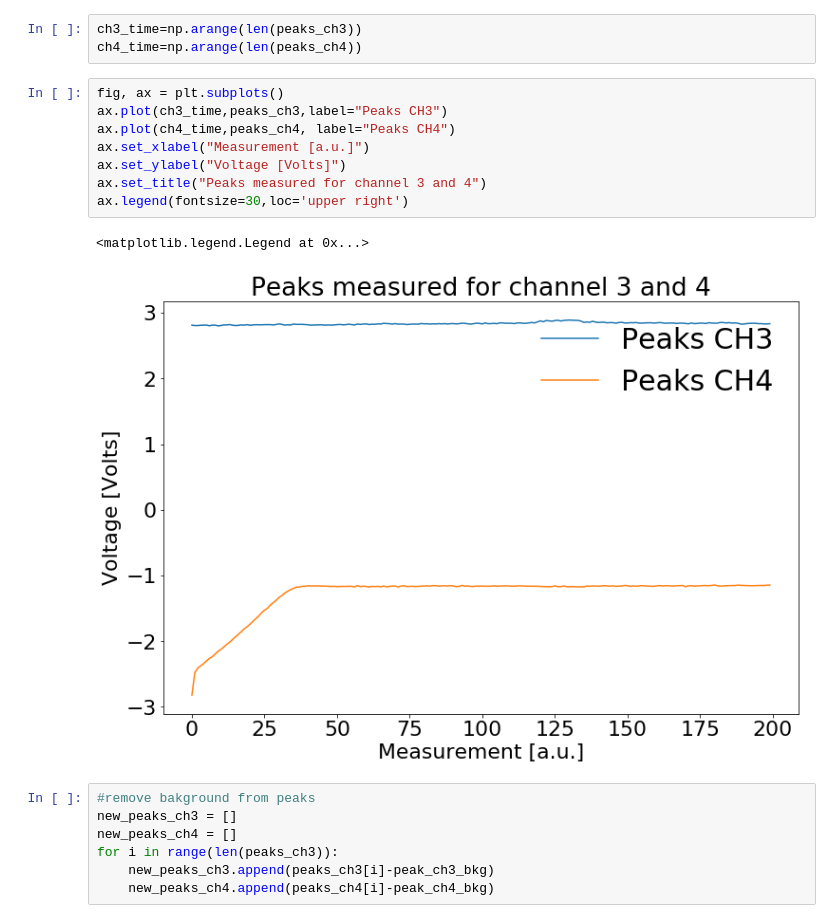
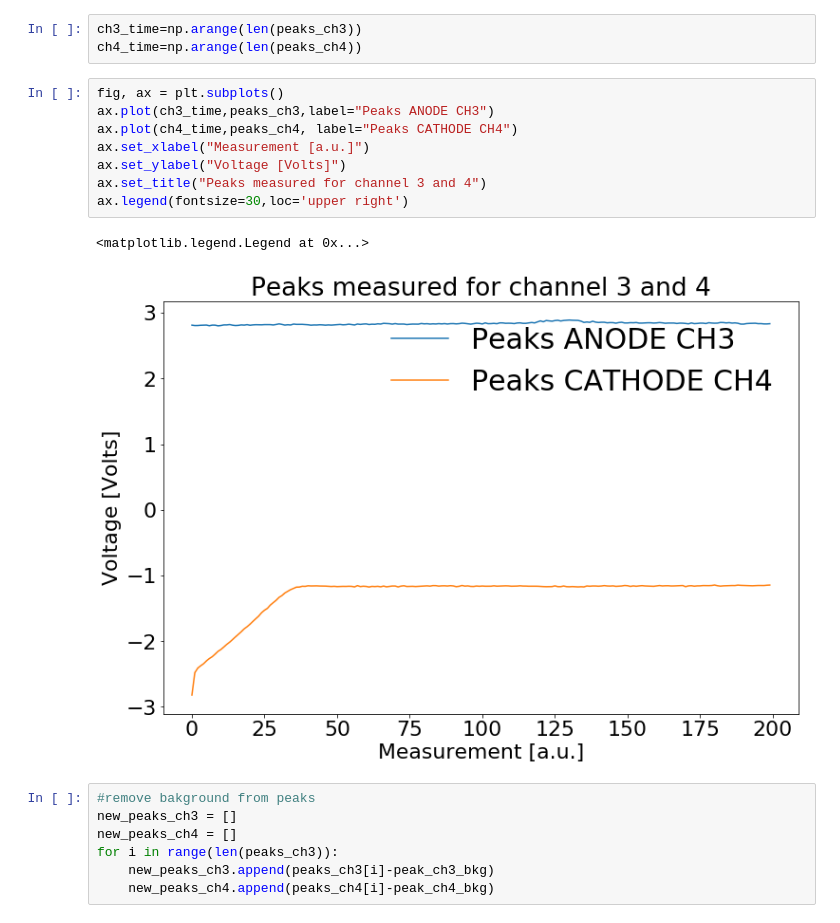
Before and after one commit to StefanoVergani/waveform_study, a Jupyter notebook: bkg_removal.ipynb, the cells around one changed output. Drawn from its saved outputs; the diff is of its cells as text.

```diff
--- a/bkg_removal.ipynb
+++ b/bkg_removal.ipynb
@@ -117,15 +117,15 @@ ch3_time=np.arange(len(peaks_ch3))
 ch4_time=np.arange(len(peaks_ch4))
 # %%
 fig, ax = plt.subplots()
-ax.plot(ch3_time,peaks_ch3,label="Peaks CH3")
-ax.plot(ch4_time,peaks_ch4, label="Peaks CH4")
+ax.plot(ch3_time,peaks_ch3,label="Peaks ANODE CH3")
+ax.plot(ch4_time,peaks_ch4, label="Peaks CATHODE CH4")
 ax.set_xlabel("Measurement [a.u.]")
 ax.set_ylabel("Voltage [Volts]")
 ax.set_title("Peaks measured for channel 3 and 4")
 ax.legend(fontsize=30,loc='upper right')
 # %% [output]
 <matplotlib.legend.Legend at 0x...>
-[figure, old version]
+[figure, new version]
 # %%
 #remove bakground from peaks
 new_peaks_ch3 = []
```
Also changed, not shown: parts of 1 cell of this notebook.
